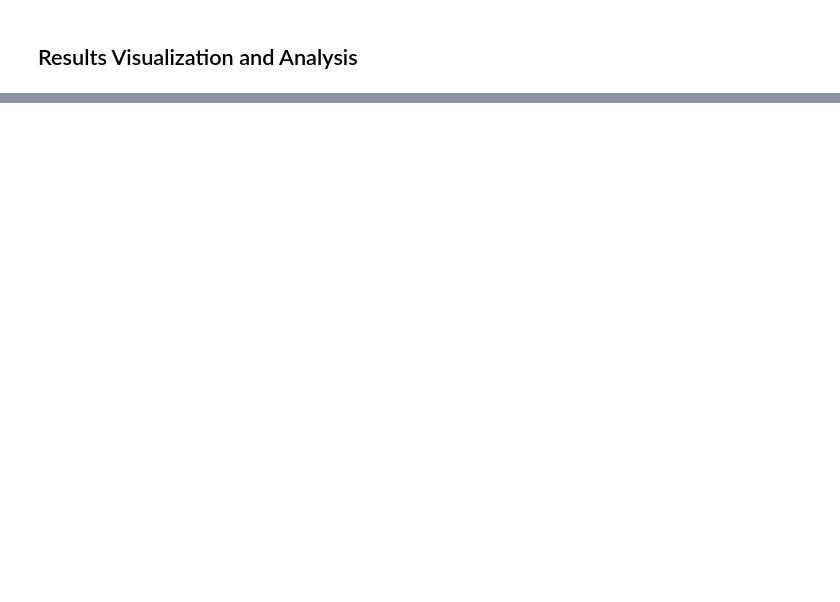
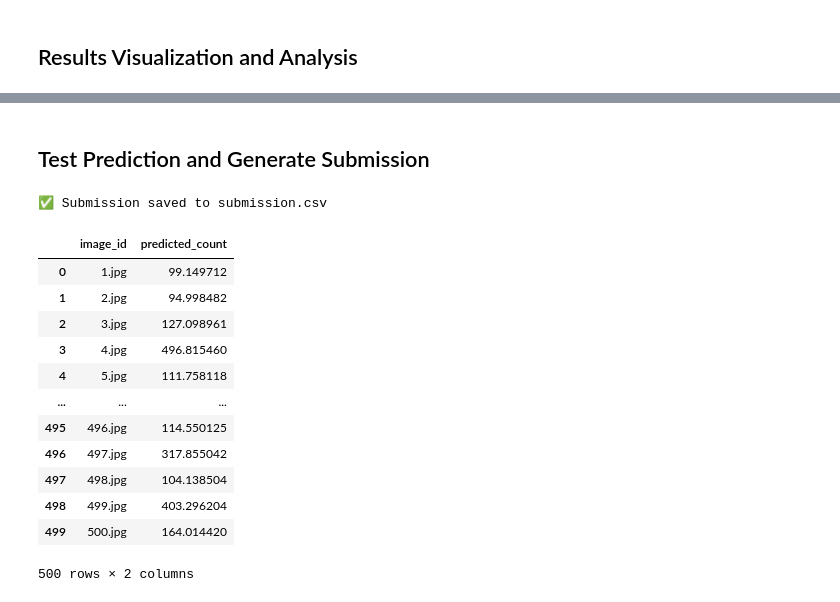
Before and after one commit to Cognivio/Hology-8-2025-Data-Mining, a Jupyter notebook: notebooks/vidi/train_sfcn_fpn_notebook_colab.ipynb, the cells around one changed output, grey strips where cells are left out. Saved outputs shown, nothing was run; the diff lists cells and outputs as text; code cells hidden in the pictures; blank space fills up the shorter version.

Commit message:
save example result of notebook `train_sfcn_fpn_notebook_colab` with only 2 epochs

```diff
--- a/notebooks/vidi/train_sfcn_fpn_notebook_colab.ipynb
+++ b/notebooks/vidi/train_sfcn_fpn_notebook_colab.ipynb
@@ -136,7 +147,8 @@ Set up all training configuration parameters. You can modify these values to exp
 config = {
     # Data paths
     'img_dir': Path(local_dataset_path) / "train" / "images", # 'data/train/images' for local path
-    'label_dir': Path(local_dataset_path) / "train" / "labels",   # # 'data/train/labels' for local path
+    'label_dir': Path(local_dataset_path) / "train" / "labels",   # 'data/train/labels' for local path
+    'test_dir': Path(local_dataset_path) / "test" / "images",    # 'data/test/images' for local path
 
     # Model parameters
     'base_size': 896,
@@ -1086,7 +1207,7 @@ else:
 # Load best model for final evaluation
 if os.path.exists(config['save_path']):
     print("📁 Loading best model checkpoint...")
-    checkpoint = torch.load(config['save_path'], map_location=device)
+    checkpoint = torch.load(config['save_path'], map_location=device, weights_only=False)
     model.load_state_dict(checkpoint["model"])
     print(f"✅ Loaded model from epoch {checkpoint['epoch']} with MAE {checkpoint['val_mae']:.3f}")
 
@@ -1260,0 +1408,55 @@ print("📊 Training history and visualizations have been generated above.")
+# %% [markdown]
+## Test Prediction and Generate Submission
+# %%
+def generate_submission(model, test_loader, output_file="submission.csv"):
+    model.eval()
+    predictions, image_names = [], []
+
+    with torch.no_grad():
+        for images, names in test_loader:
+            images = images.to(device)
+
+            pred_den, pred_det = model(images)
+
+            if config['hybrid_eval']:
+                prob = torch.sigmoid(pred_det)
+                w = (pred_den < config['dens_thresh']).float() * prob
+                comb = (1.0 - w) * pred_den + w * prob
+                batch_preds = comb.sum((1, 2, 3))
+            else:
+                batch_preds = pred_den.sum((1, 2, 3))
+
+            predictions.extend(batch_preds.cpu().numpy().tolist())
+            image_names.extend(names)
+
+    submission_df = pd.DataFrame({
+        "image_id": image_names,
+        "predicted_count": predictions
+    })
+
+    submission_df["sort_key"] = submission_df["image_id"].apply(lambda x: int(os.path.splitext(x)[0]))
+    submission_df = submission_df.sort_values("sort_key").drop("sort_key", axis=1).reset_index(drop=True)
+
+    submission_df.to_csv(output_file, index=False)
+    print(f"✅ Submission saved to {output_file}")
+    return submission_df
+
+generate_submission(
+    model,
+    test_loader,
+)
+# %% [output]
+✅ Submission saved to submission.csv
+|  | image_id | predicted_count |
+| 0 | 1.jpg | 99.149712 |
+| 1 | 2.jpg | 94.998482 |
+| 2 | 3.jpg | 127.098961 |
+| 3 | 4.jpg | 496.815460 |
+| 4 | 5.jpg | 111.758118 |
+| ... | ... | ... |
+| 495 | 496.jpg | 114.550125 |
+| 496 | 497.jpg | 317.855042 |
+| 497 | 498.jpg | 104.138504 |
+| 498 | 499.jpg | 403.296204 |
+| 499 | 500.jpg | 164.014420 |
+500 rows × 2 columns
```
Also changed, not shown: parts of 15 cells of this notebook.
